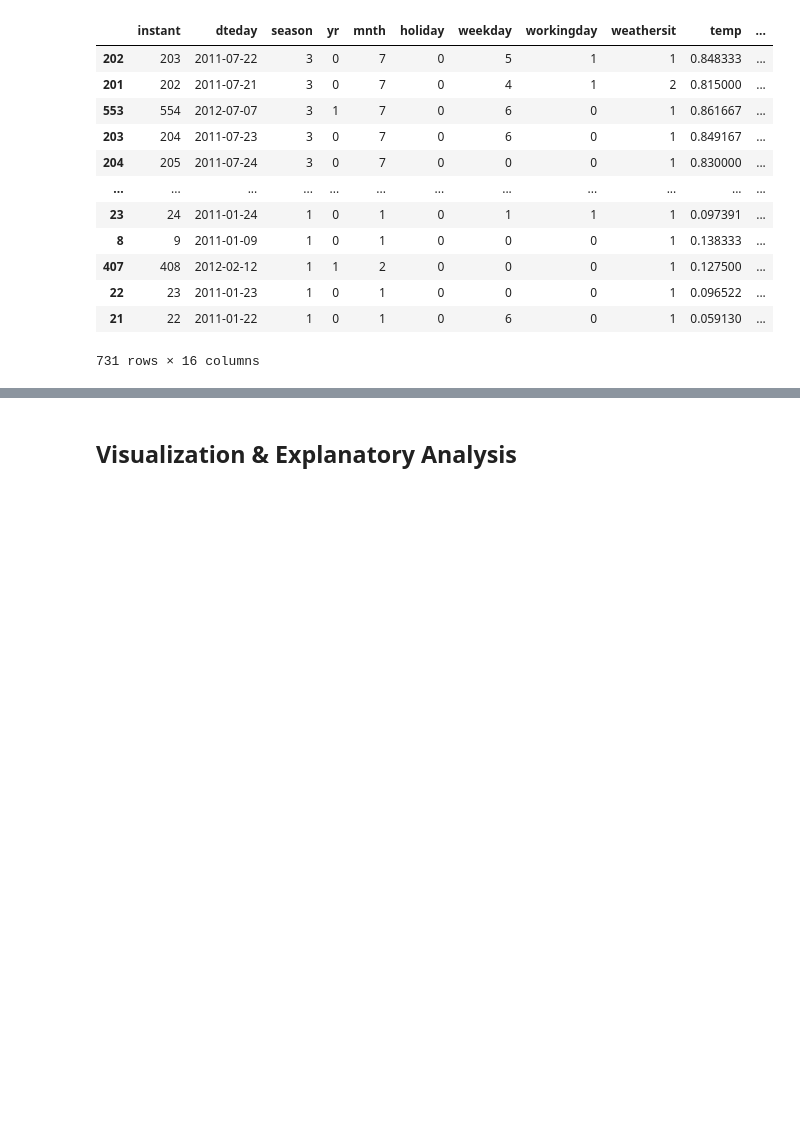
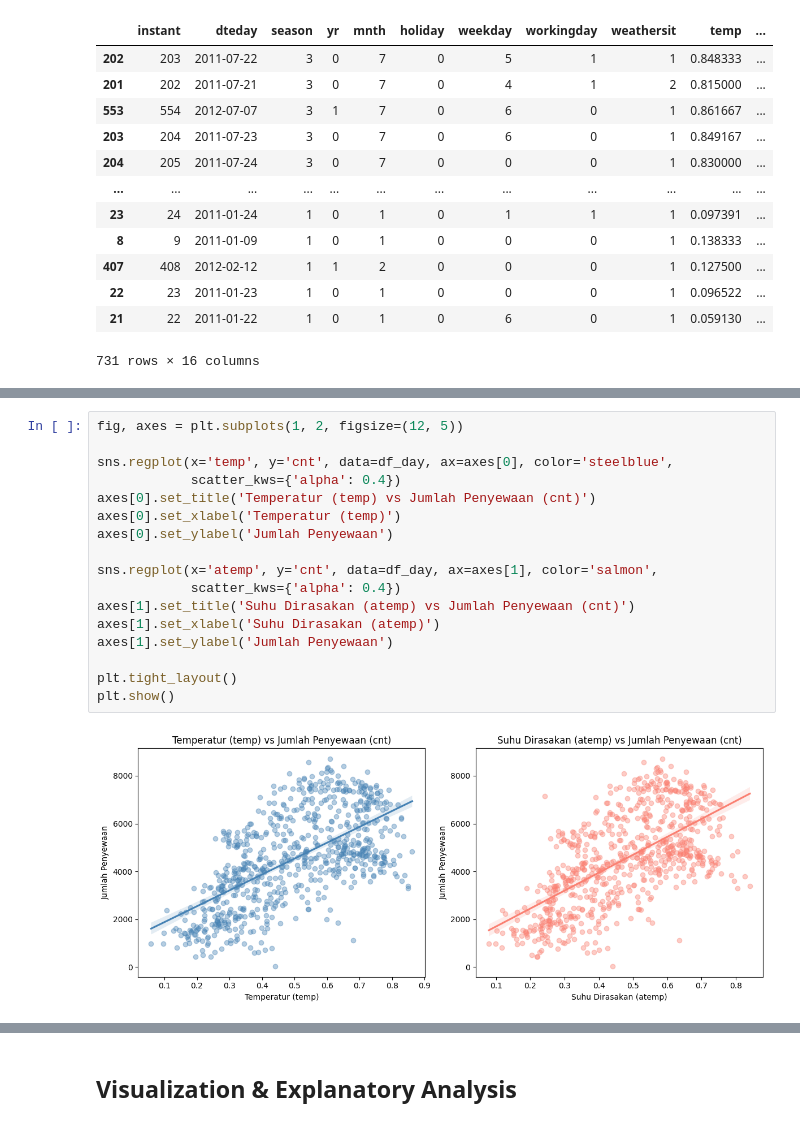
Before and after one commit to Masfikar92/Analisis-Penyewaan-Sepeda, a Jupyter notebook: Proyek_Analisis_Data.ipynb, the cells around one changed output, grey strips where cells are left out. Drawn from its saved outputs; the diff is of its cells as text; blank space fills up the shorter version.

```diff
--- a/Proyek_Analisis_Data.ipynb
+++ b/Proyek_Analisis_Data.ipynb
@@ -284,0 +365,19 @@ df_day.sort_values(by="atemp", ascending=False)
+# %%
+fig, axes = plt.subplots(1, 2, figsize=(12, 5))
+
+sns.regplot(x='temp', y='cnt', data=df_day, ax=axes[0], color='steelblue',
+            scatter_kws={'alpha': 0.4})
+axes[0].set_title('Temperatur (temp) vs Jumlah Penyewaan (cnt)')
+axes[0].set_xlabel('Temperatur (temp)')
+axes[0].set_ylabel('Jumlah Penyewaan')
+
+sns.regplot(x='atemp', y='cnt', data=df_day, ax=axes[1], color='salmon',
+            scatter_kws={'alpha': 0.4})
+axes[1].set_title('Suhu Dirasakan (atemp) vs Jumlah Penyewaan (cnt)')
+axes[1].set_xlabel('Suhu Dirasakan (atemp)')
+axes[1].set_ylabel('Jumlah Penyewaan')
+
+plt.tight_layout()
+plt.show()
+# %% [output]
+[figure, added]
```
Also changed, not shown: parts of 50 cells of this notebook, 1 other file.
